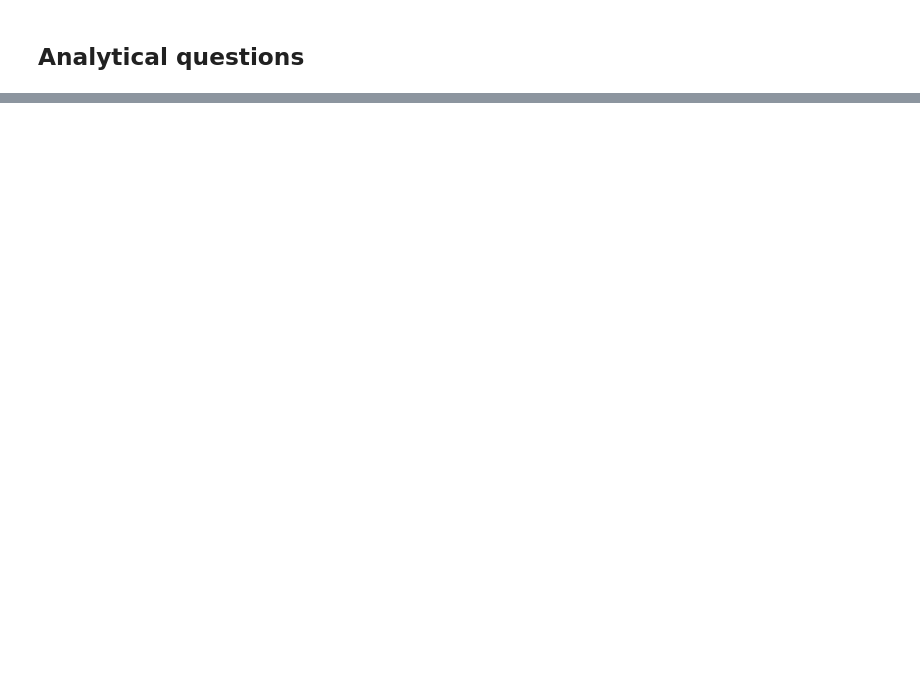
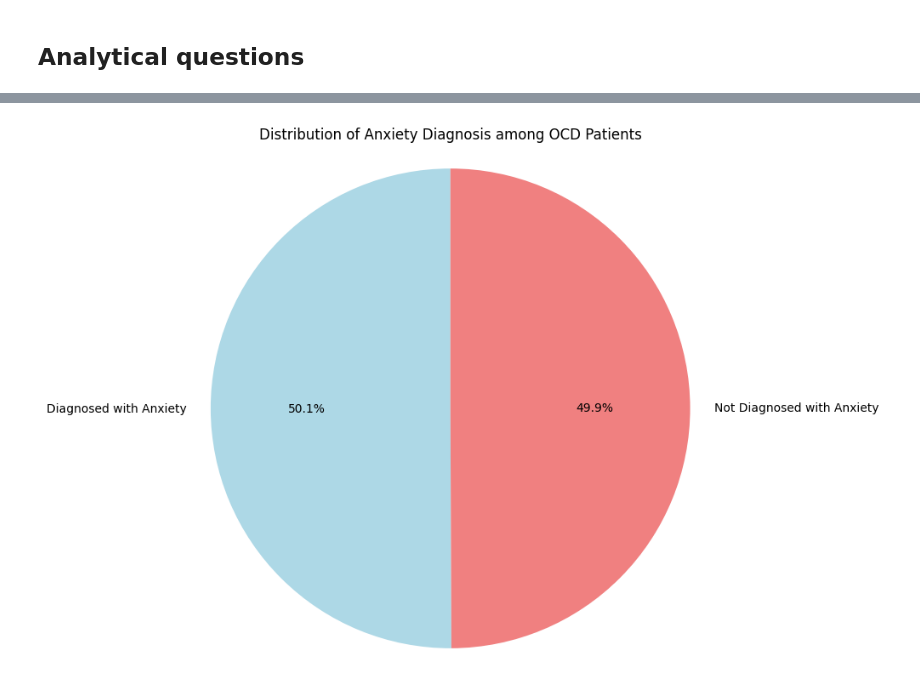
Before and after one commit to aalexakos/Depression-Detection, a Jupyter notebook: Depression_detection_project.ipynb, the cells around one changed output, grey strips where cells are left out. Cells and saved outputs as stored; diff of their text form; code cells hidden in the pictures; blank space fills up the shorter version.

```diff
--- a/Depression_detection_project.ipynb
+++ b/Depression_detection_project.ipynb
@@ -224,0 +314,12 @@ plt.show()
+# %%
+anxiety_counts = df[['Anxiety_Diagnosis_Yes', 'Anxiety_Diagnosis_No']].sum()
+
+
+# Pie chart for anxiety diagnosis
+plt.figure(figsize=(8, 8))
+plt.pie(anxiety_counts, labels=['Diagnosed with Anxiety', 'Not Diagnosed with Anxiety'], autopct='%1.1f%%', startangle=90, colors=['lightblue', 'lightcoral'])
+plt.title('Distribution of Anxiety Diagnosis among OCD Patients')
+plt.axis('equal')  # Equal aspect ratio ensures that pie chart is circular.
+plt.show()
+# %% [output]
+[figure, added]
```
Also changed, not shown: parts of 25 cells of this notebook.
